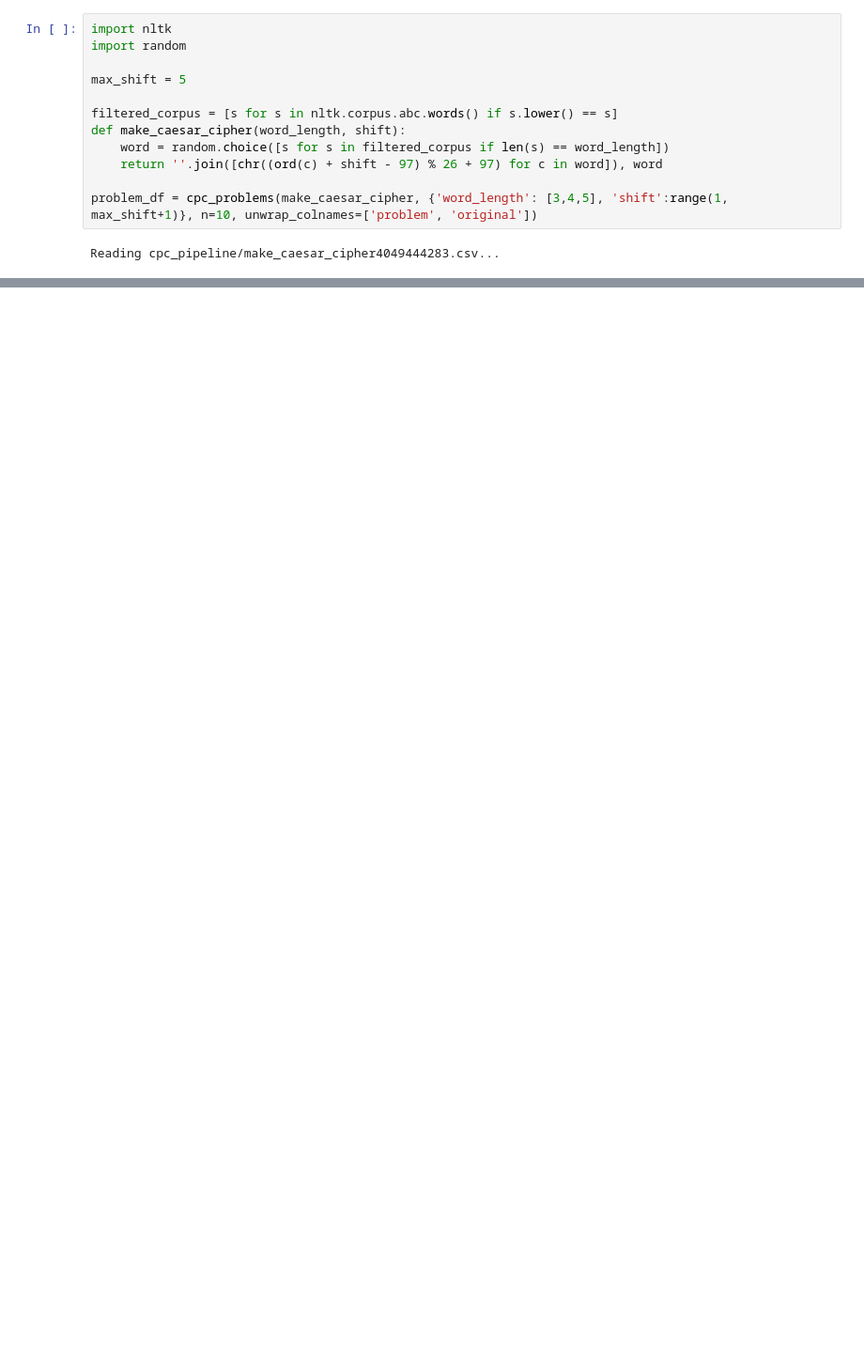
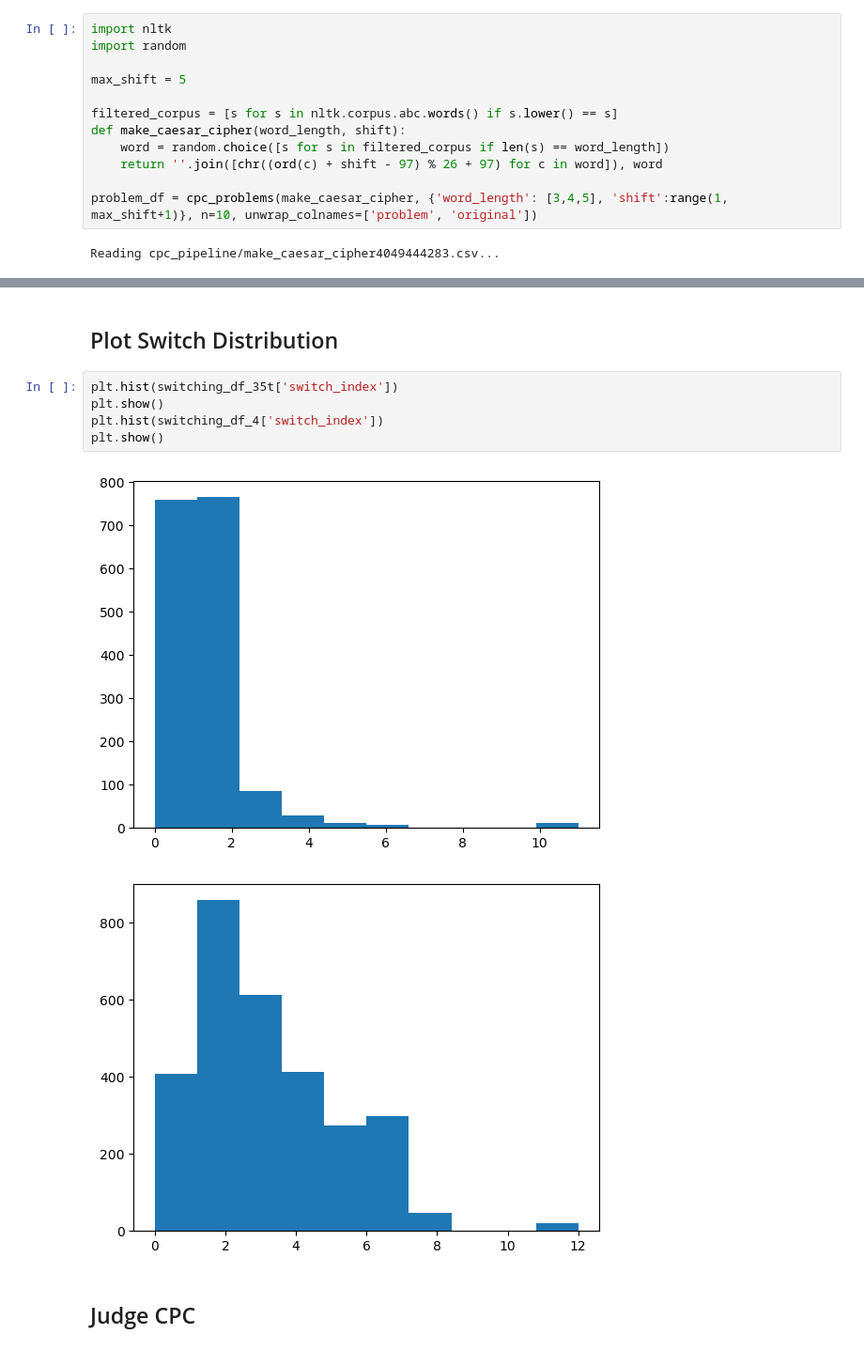
Before and after one commit to jlucassen/CPC_stepping_back, a Jupyter notebook: cpc_anagrams.ipynb, the cells around one changed output, grey strips where cells are left out. Shown at 94% size. Saved outputs shown, nothing was run; the diff lists cells and outputs as text; blank space fills up the shorter version.

```diff
--- a/cpc_anagrams.ipynb
+++ b/cpc_anagrams.ipynb
@@ -62,3 +86,15 @@ Reading cpc_pipeline/split_and_judge_gpt43052722077.csv...
+# %% [markdown]
+## Plot Switch Distribution
+# %%
+plt.hist(switching_df_35t['switch_index'])
+plt.show()
+plt.hist(switching_df_4['switch_index'])
+plt.show()
+# %% [output]
+[figure, added]
+[figure, added]
+# %% [markdown]
+## Judge CPC
 # %%
 anagram_cpc_prompt = """At this point, we're going to stop and consider whether this approach is working or not
               and leads to a correct solution to the problem being worked on.
```
Also changed, not shown: parts of 20 cells of this notebook, 1 other file.
